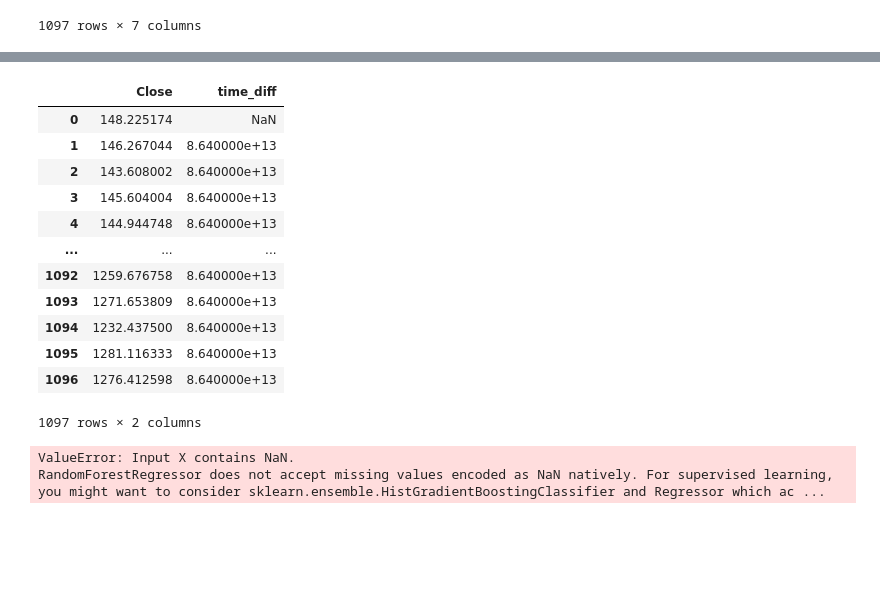
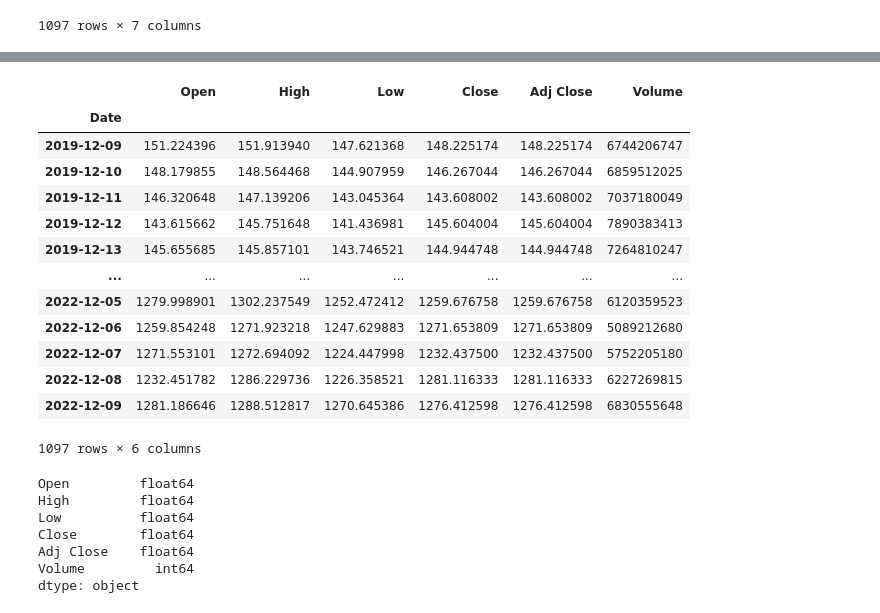
Before and after one commit to it21053528/Machine-learning, a Jupyter notebook: Ether price/EtherPredict.ipynb, the cells around one changed output, grey strips where cells are left out. Drawn from its saved outputs; the diff is of its cells as text; code cells hidden in the pictures; blank space fills up the shorter version.

```diff
--- a/Ether price/EtherPredict.ipynb
+++ b/Ether price/EtherPredict.ipynb
@@ -21,5 +21,4 @@ data
 | 1096 | 2022-12-09 | 1281.186646 | 1288.512817 | 1270.645386 | 1276.412598 | 1276.412598 | 6830555648 |
 1097 rows × 7 columns
 # %%
-data["Date"] = pd.to_numeric(data["Date"] )
-data["Date"]
+data['Date'] = pd.to_datetime(data['Date'])
@@ -39,4 +24,0 @@ Name: Date, Length: 1097, dtype: int64
-# %%
-# Create a new feature that represents the time difference between each data point
-data["time_diff"] = data["Date"].diff()
-data
@@ -57,18 +24,0 @@ data
-# %%
-# Select the features to use in the model
-features = ["Close", "time_diff"]
-data[features]
-# %% [output]
-|  | Close | time_diff |
-| 0 | 148.225174 | NaN |
-| 1 | 146.267044 | 8.640000e+13 |
-| 2 | 143.608002 | 8.640000e+13 |
-| 3 | 145.604004 | 8.640000e+13 |
-| 4 | 144.944748 | 8.640000e+13 |
-| ... | ... | ... |
-| 1092 | 1259.676758 | 8.640000e+13 |
-| 1093 | 1271.653809 | 8.640000e+13 |
-| 1094 | 1232.437500 | 8.640000e+13 |
-| 1095 | 1281.116333 | 8.640000e+13 |
-| 1096 | 1276.412598 | 8.640000e+13 |
-1097 rows × 2 columns
@@ -78,6 +25,28 @@ test_data = data[-100:]
-# %%
-model = RandomForestRegressor()
-model.fit(train_data[features], train_data["Close"])
-# %% [output]
-ValueError: Input X contains NaN.
-RandomForestRegressor does not accept missing values encoded as NaN natively. For supervised learning, you might want to consider sklearn.ensemble.HistGradientBoostingClassifier and Regressor which ac ...
+# %%
+data = data.set_index('Date')
+data
+# %% [output]
+|  | Open | High | Low | Close | Adj Close | Volume |
+| Date |  |  |  |  |  |  |
+| 2019-12-09 | 151.224396 | 151.913940 | 147.621368 | 148.225174 | 148.225174 | 6744206747 |
+| 2019-12-10 | 148.179855 | 148.564468 | 144.907959 | 146.267044 | 146.267044 | 6859512025 |
+| 2019-12-11 | 146.320648 | 147.139206 | 143.045364 | 143.608002 | 143.608002 | 7037180049 |
+| 2019-12-12 | 143.615662 | 145.751648 | 141.436981 | 145.604004 | 145.604004 | 7890383413 |
+| 2019-12-13 | 145.655685 | 145.857101 | 143.746521 | 144.944748 | 144.944748 | 7264810247 |
+| ... | ... | ... | ... | ... | ... | ... |
+| 2022-12-05 | 1279.998901 | 1302.237549 | 1252.472412 | 1259.676758 | 1259.676758 | 6120359523 |
+| 2022-12-06 | 1259.854248 | 1271.923218 | 1247.629883 | 1271.653809 | 1271.653809 | 5089212680 |
+| 2022-12-07 | 1271.553101 | 1272.694092 | 1224.447998 | 1232.437500 | 1232.437500 | 5752205180 |
+| 2022-12-08 | 1232.451782 | 1286.229736 | 1226.358521 | 1281.116333 | 1281.116333 | 6227269815 |
+| 2022-12-09 | 1281.186646 | 1288.512817 | 1270.645386 | 1276.412598 | 1276.412598 | 6830555648 |
+1097 rows × 6 columns
+# %%
+data.dtypes
+# %% [output]
+Open         float64
+High         float64
+Low          float64
+Close        float64
+Adj Close    float64
+Volume         int64
+dtype: object
```
Also changed, not shown: parts of 13 cells of this notebook.
